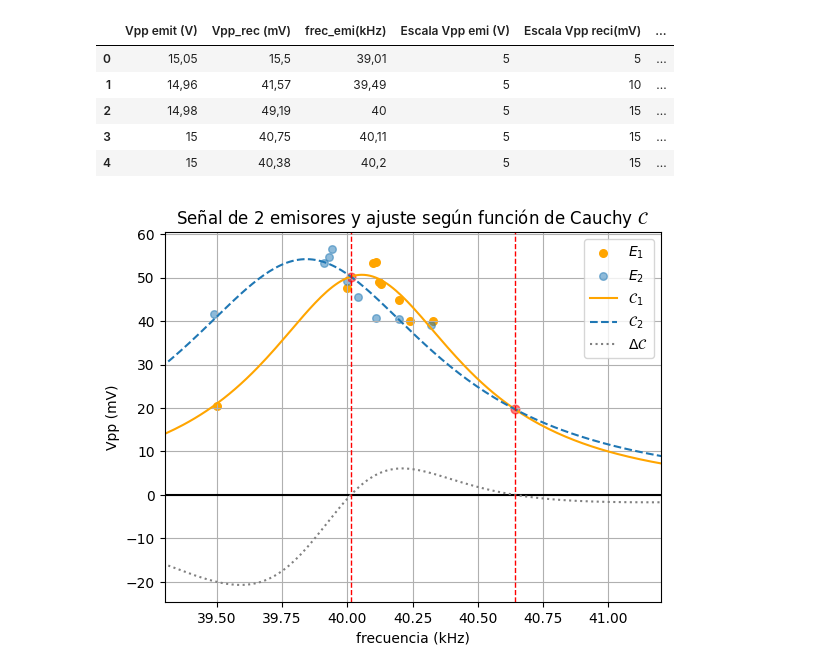
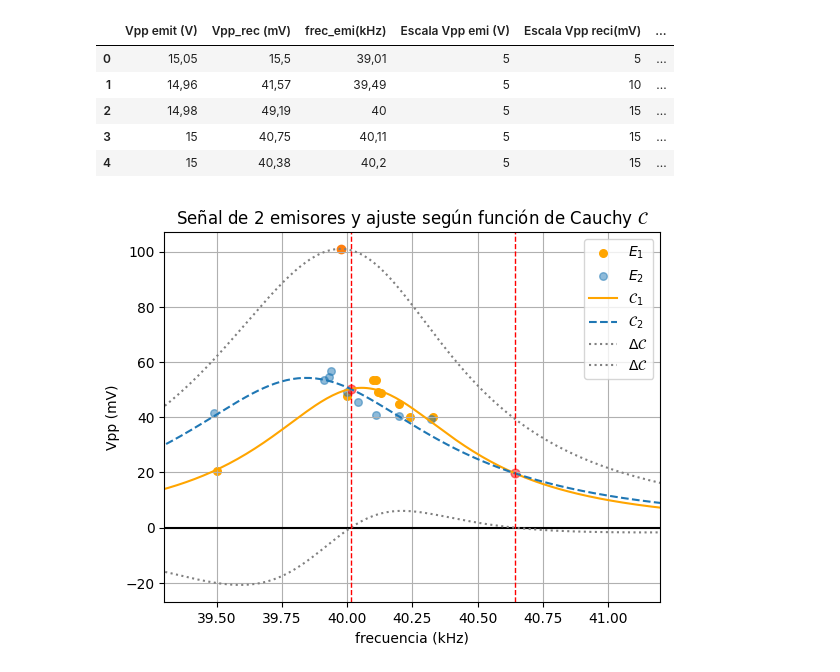
Before and after one commit to juanqwerty773/labo-2, a Jupyter notebook: cuarta clase (19_9)/codigo.ipynb, the cells around one changed output. Cells and saved outputs as stored; diff of their text form; code cells hidden in the pictures.

```diff
--- a/cuarta clase (19_9)/codigo.ipynb
+++ b/cuarta clase (19_9)/codigo.ipynb
@@ -122,32 +124,37 @@ x0_fit_1, gamma_fit_1, A_fit_1 = popt_1
 # ------------------------------
 # Graficar resultados
 x_fit_1 = np.linspace(35, 46, 1000)
 y_fit_1 = cauchy(x_fit_1, *popt_1)
 x_fit = np.linspace(35, 46, 1000)
 y_fit = cauchy(x_fit, *popt)
 
 plt.plot(x_fit,0*x_fit,color = 'black')
 plt.scatter(x_data, y_data, label=r'$E_1$',color ='orange',s = 30)
 plt.scatter(x_data_1, y_data_1, label=r'$E_2$',alpha=0.5,s = 30)
 plt.plot(x_fit, y_fit, label=r'$\mathcal{C}_1$', color = 'orange')
 plt.plot(x_fit_1, y_fit_1, label=r'$\mathcal{C}_2$', linestyle='--',color='#1f77b4')
 plt.plot(x_fit, y_fit -y_fit_1, ':', color='gray', label=r'$\Delta \mathcal{C}$')  # diferencia
 
+
+plt.plot(x_fit, y_fit +y_fit_1, ':', color='gray', label=r'$\Delta \mathcal{C}$')  # suma
+plt.scatter(x_maximo, max(l))
+
+
 plt.axvline(40.01373565408193, color='red', linestyle='--', linewidth=1)
 plt.axvline(40.64327313494013, color='red', linestyle='--', linewidth=1)
 plt.scatter(40.01373565408193, cauchy(40.01373565408193, x0_fit_1, gamma_fit_1, A_fit_1),color ='r',s = 40,alpha = 0.5)
 plt.scatter(40.64327313494013, cauchy(40.64327313494013, x0_fit_1, gamma_fit_1, A_fit_1),color ='r',s = 40,alpha = 0.5)
 
 plt.xlim(39.3, 41.2)
 plt.title(r'Señal de 2 emisores y ajuste según función de Cauchy $\mathcal{C}$')
 plt.xlabel('frecuencia (kHz)')
 plt.ylabel('Vpp (mV)')
 plt.legend()
 plt.grid(True)
 plt.savefig('Señal de 2 emisores y ajuste según función de Cauchy.svg', dpi=300)
 
 
 plt.show()
 # %% [output]
-[figure, old version]
+[figure, new version]
 # %%
```
Also changed, not shown: parts of 6 cells of this notebook.
